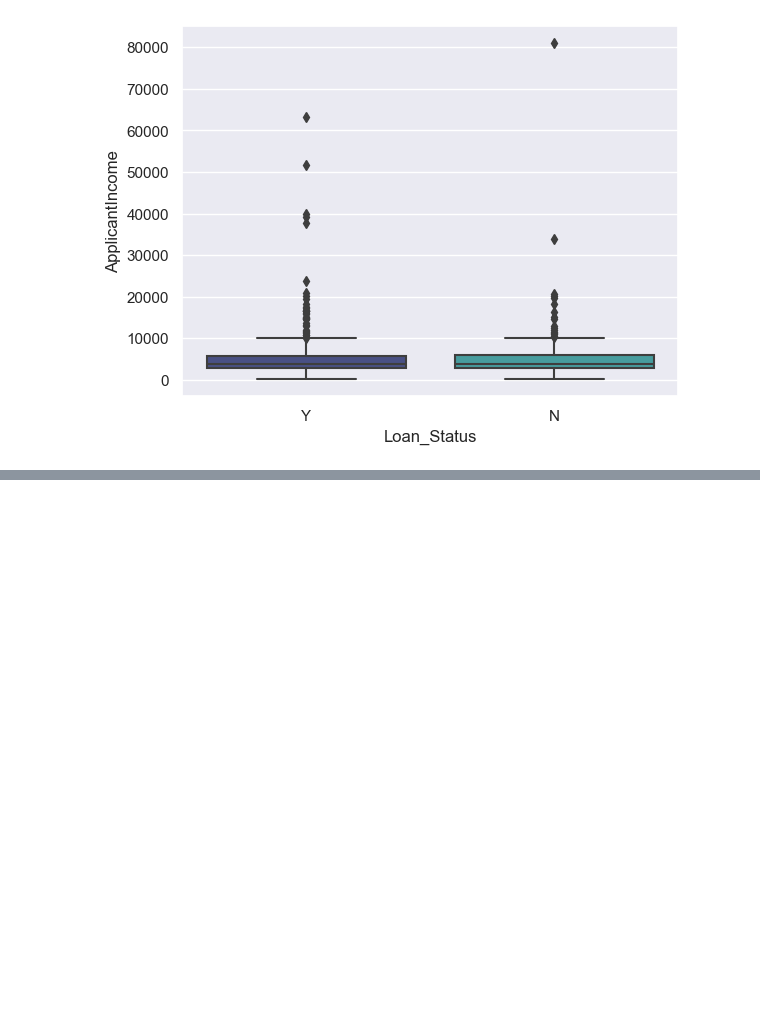
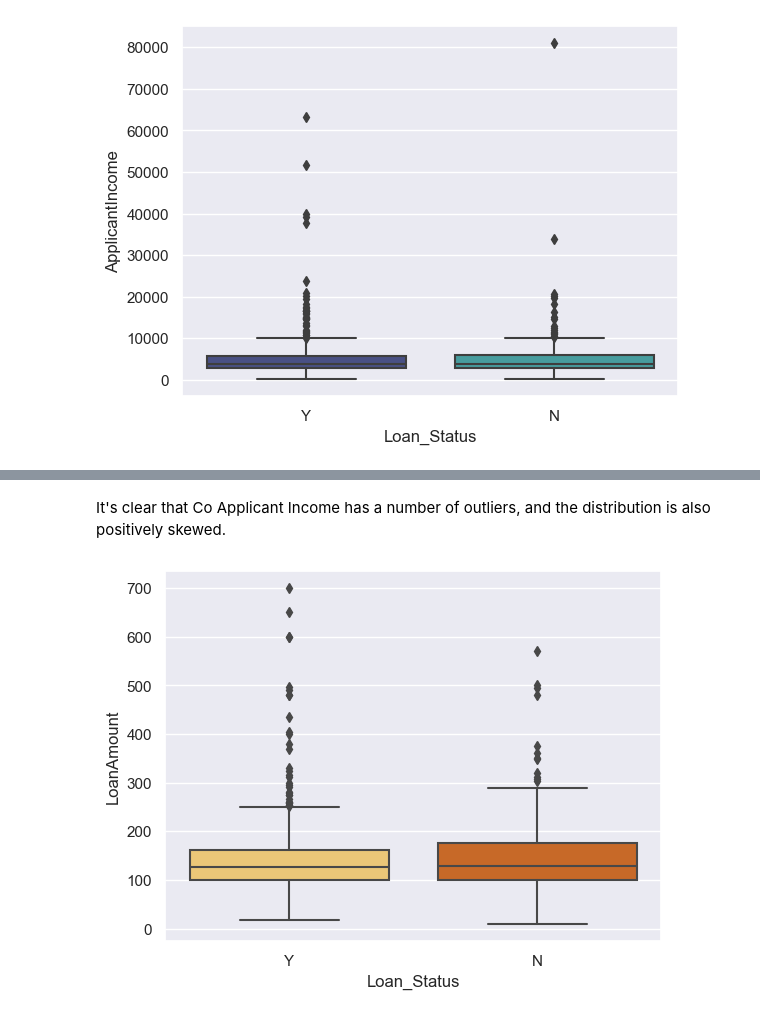
Before and after one commit to kobebaffour/machine_learning, a Jupyter notebook: Loan Prediction/loan_prediction_nm.ipynb, the cells around one changed output, grey strips where cells are left out. Drawn from its saved outputs; the diff is of its cells as text; code cells hidden in the pictures; blank space fills up the shorter version.

```diff
--- a/Loan Prediction/loan_prediction_nm.ipynb
+++ b/Loan Prediction/loan_prediction_nm.ipynb
@@ -447,0 +454,6 @@ sns.boxplot(x="Loan_Status", y="ApplicantIncome", data=df, palette="mako");
+# %% [markdown]
+It's clear that Co Applicant Income has a number of outliers, and the distribution is also positively skewed.
+# %%
+sns.boxplot(x="Loan_Status", y="LoanAmount", data=df, palette="YlOrBr");
+# %% [output]
+[figure, added]
```
Also changed, not shown: parts of 17 cells of this notebook.
